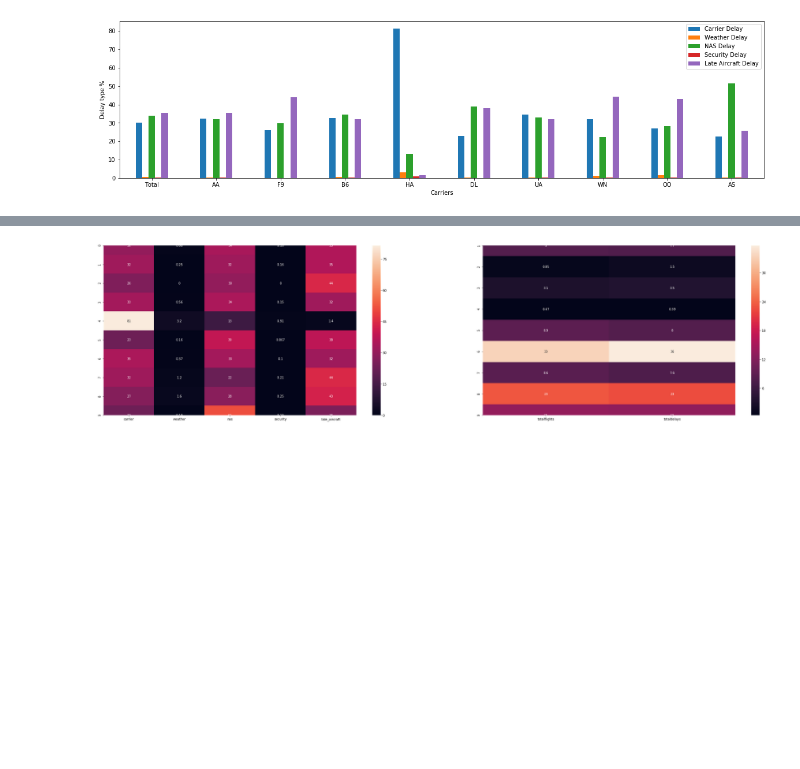
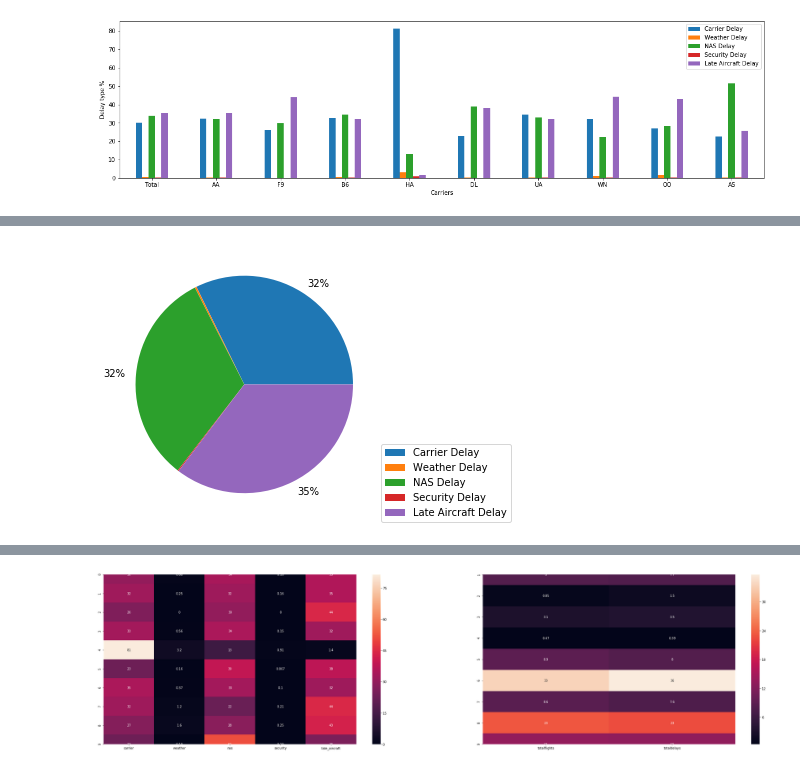
Before and after one commit to mmosc/flights, a Jupyter notebook: analysis.ipynb, the cells around one changed output, grey strips where cells are left out. Saved outputs shown, nothing was run; the diff lists cells and outputs as text; code cells hidden in the pictures; blank space fills up the shorter version.

```diff
--- a/analysis.ipynb
+++ b/analysis.ipynb
@@ -67,3 +65,6 @@ plt.ylabel('Delay type %')
 ax.legend(["Carrier Delay", "Weather Delay", "NAS Delay", "Security Delay", "Late Aircraft Delay"]);
 # %% [output]
 [figure]
+# %%
+percentage_delays_transpose = percentage_delays.copy().drop(['totalflights', 'totaldelays','delayed_to_total'], axis=1).set_index('op_unique_carrier').transpose()
+percentage_delays_transpose.head()
@@ -69,0 +78,7 @@ ax.legend(["Carrier Delay", "Weather Delay", "NAS Delay", "Security Delay", "Lat
+# %%
+# It is actually a true problem for AA! 66% of the delays can be somehow imputed to them
+ax = percentage_delays_transpose.plot.pie(y='AA', figsize=(8, 5),label='',labels=['32%','','32%','','35%'])
+ax.legend(["Carrier Delay", "Weather Delay", "NAS Delay", "Security Delay", "Late Aircraft Delay"], bbox_to_anchor=(1.5,0.3),loc="upper right");
+plt.savefig('./presentation/figures/pie_AA.pdf')
+# %% [output]
+[figure, added]
```
Also changed, not shown: parts of 6 cells of this notebook, 3 other files.
